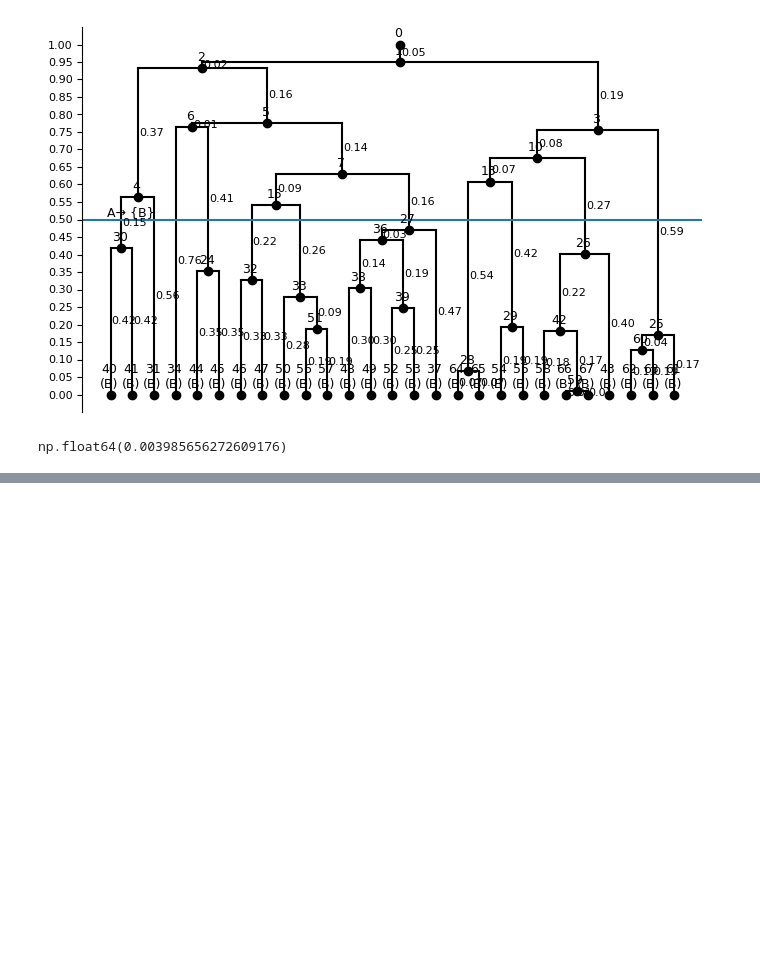
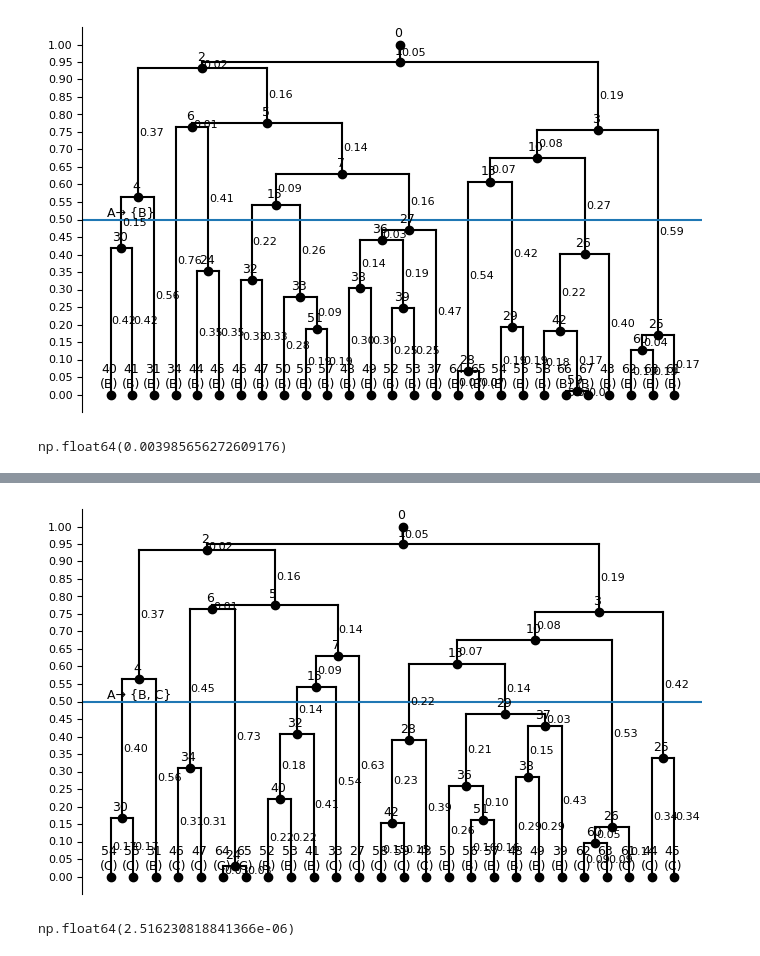
Before and after one commit to sashittal-group/CONCERT, a Jupyter notebook: notebooks/Simulation-2.ipynb, the cells around one changed output, grey strips where cells are left out. Cells and saved outputs as stored; diff of their text form; code cells hidden in the pictures; blank space fills up the shorter version.

```diff
--- a/notebooks/Simulation-2.ipynb
+++ b/notebooks/Simulation-2.ipynb
@@ -442,0 +607,5 @@ plot_likelihood_surface(
+# %%
+T, root = load_tree(f"{save_dir}/T_extant.json")
+# %%
+for u, v, data in T.edges(data=True):
+    print(f"{u} -> {v} : {data}")
@@ -442,0 +630,9 @@ plot_likelihood_surface(
+# %%
+cell_lineage_T = nx.DiGraph()
+
+for u, v, data in T.edges(data=True):
+    cell_lineage_T.add_edge(u, v, weight=data['length'])
+
+for n in T.nodes(data=True):
+    if n[1]['event'] == 'sample':
+        cell_lineage_T.nodes[n[0]]['type'] = n[1]['type']
@@ -442,0 +641,4 @@ plot_likelihood_surface(
+# %%
+draw_ultrametric_tree(cell_lineage_T, root=root, diff_T=diff_T)
+# %% [output]
+[figure, added]
@@ -442,0 +656,29 @@ plot_likelihood_surface(
+# %%
+birth_rates = {
+    "A": 5.0,
+    "B": 3.0,
+    "C": 1.0,
+}
+
+death_rates = {
+    "A": 0.3,
+    "B": 0.2,
+    "C": 0.2,
+}
+
+transition_probabilities = pd.DataFrame(0.0, index=types, columns=types)
+
+# A -> B
+transition_probabilities.loc["A", "B"] = 0.3
+transition_probabilities.loc["A", "C"] = 0.7
+
+calculate_likelihood_of_tree(
+    birth_rates=birth_rates,
+    death_rates=death_rates,
+    sampling_rate=1.0,
+    transition_probabilities=transition_probabilities,
+    cell_lineage_T=cell_lineage_T,
+    diff_T=diff_T
+)
+# %% [output]
+np.float64(2.516230818841366e-06)
```
Also changed, not shown: parts of 22 cells of this notebook.
